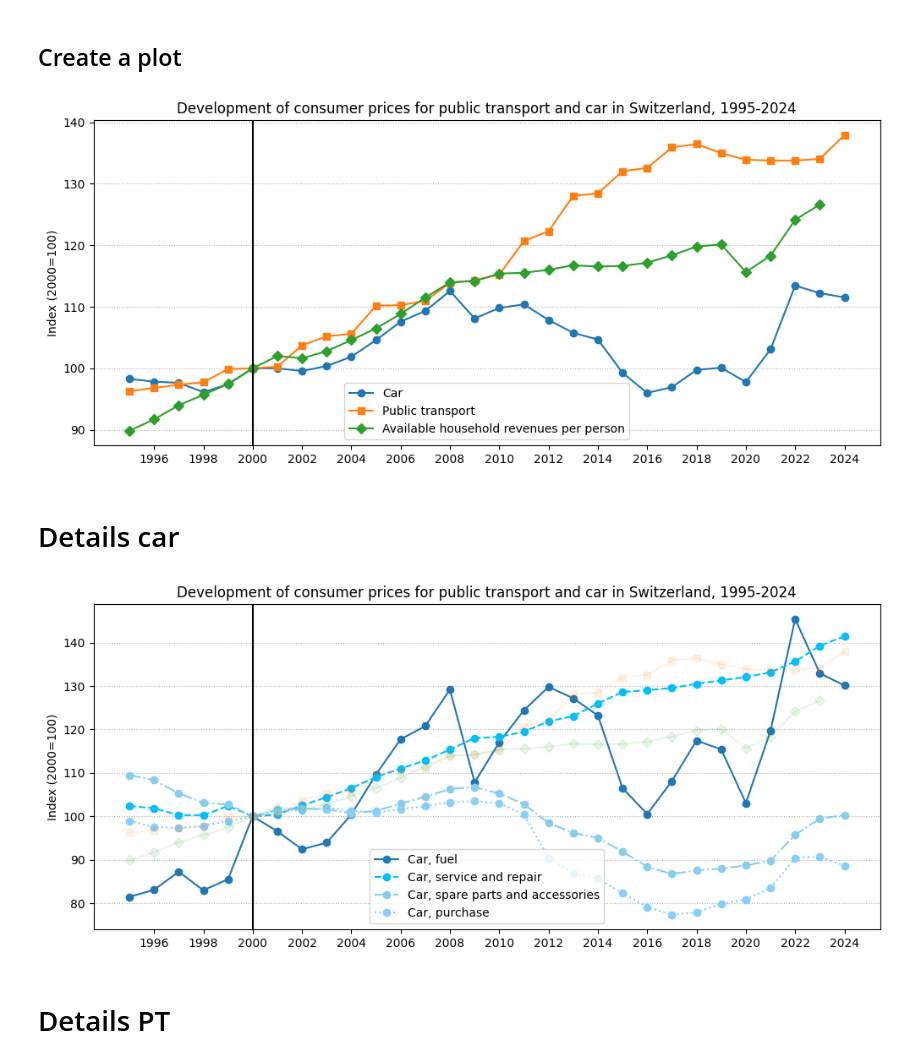
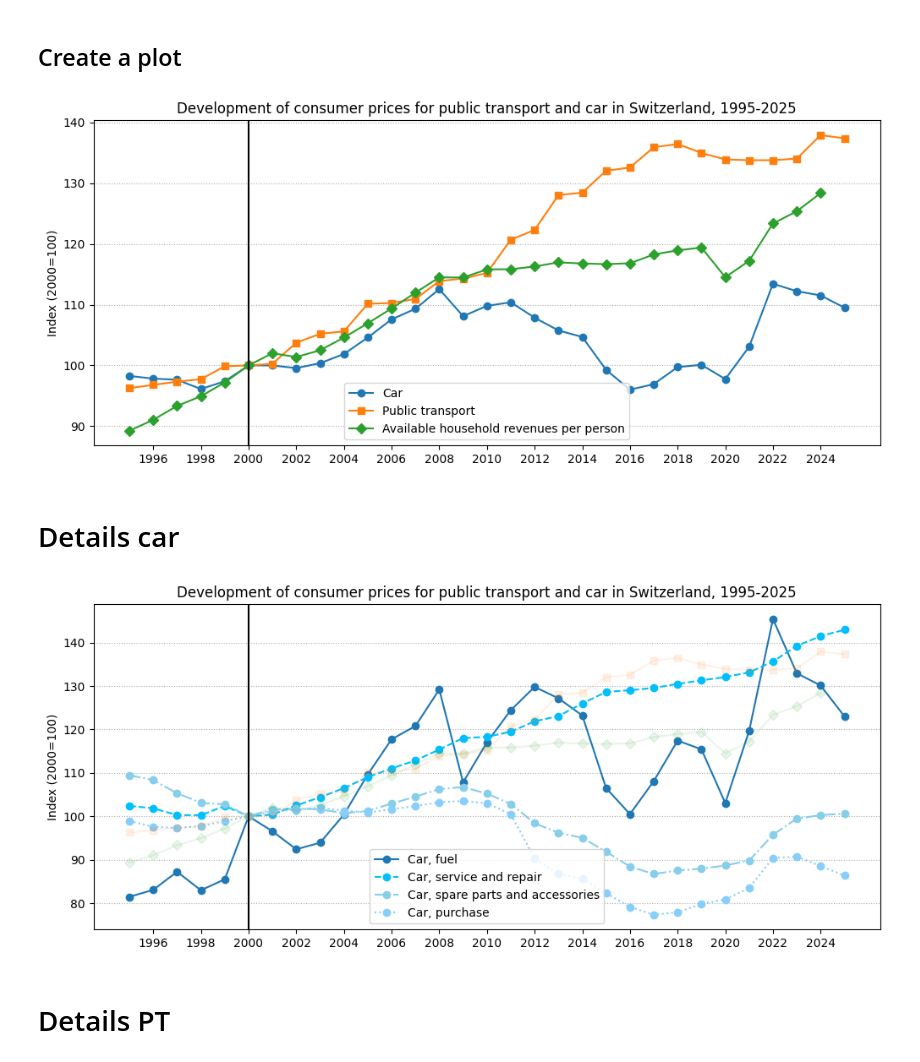
Before and after one commit to antonindanalet/mobility_costs, a Jupyter notebook: Car_and_PT_costs_for_households.ipynb, the cells around one changed output. Cells and saved outputs as stored; diff of their text form; code cells hidden in the pictures.

```diff
--- a/Car_and_PT_costs_for_households.ipynb
+++ b/Car_and_PT_costs_for_households.ipynb
@@ -14,8 +14,8 @@ import pandas as pd
 # %% [markdown]
 ### Transport costs
 # %%
-path_to_transport_costs_fso = "su-d-05.02.67.xlsx"
-columns_to_use = ['PosNo'] + [year for year in range(1995, 2025)]
+path_to_transport_costs_fso = "su-e-05.02.67.xlsx"
+columns_to_use = ['PosNo'] + [year for year in range(1995, 2026)]
 transport_costs = pd.read_excel(path_to_transport_costs_fso,
                                sheet_name="INDEX_y",
                                skiprows=3,
@@ -51,11 +51,11 @@ transport_costs_PT = transport_costs_PT / pt_value_2000 * 100
 # %% [markdown]
 ### Household revenue
 # %%
-path_to_household_revenue_fso = "je-f-04.02.02.01.xlsx"
-# columns_to_use = ['PosNo'] + [year for year in range(1995, 2025)]
+path_to_household_revenue_fso = "je-e-04.02.02.01.xlsx"
+# # columns_to_use = ['PosNo'] + [year for year in range(1995, 2025)]
 hh_revenue = pd.read_excel(path_to_household_revenue_fso,
                            sheet_name="S14",
-                           skiprows=2)
+                           skiprows=3)
 hh_revenue = hh_revenue.iloc[63, 6::2]
 hh_revenue.name = "revenue"
 # %%
@@ -104,21 +124,21 @@ plt.grid(axis="y", linestyle=':')
 
 # Add labels and legend
 plt.ylabel('Index (2000=100)')
-plt.xticks(range(1996, 2025, 2))
+plt.xticks(range(1996, 2026, 2))
 # plt.title('Development of consumer prices for public transport and car compared to household income in Switzerland')
-plt.title('Development of consumer prices for public transport and car in Switzerland, 1995-2024')
+plt.title('Development of consumer prices for public transport and car in Switzerland, 1995-2025')
 plt.legend(loc="lower center")
 
 # Display the plot
-plt.savefig("figure.png")
+plt.savefig("development_of_consumer_prices_PT_car_1995_2025.png")
 plt.show()
 # %% [output]
-[figure, old version]
+[figure, new version]
 # %% [markdown]
 # Details car
 # %%
-path_to_transport_costs_fso = "su-d-05.02.67.xlsx"
-columns_to_use = ['PosNo'] + [year for year in range(1995, 2025)]
+path_to_transport_costs_fso = "su-e-05.02.67.xlsx"
+columns_to_use = ['PosNo'] + [year for year in range(1995, 2026)]
 transport_costs = pd.read_excel(path_to_transport_costs_fso,
                                sheet_name="INDEX_y",
                                skiprows=3,
@@ -169,36 +189,36 @@ plt.plot(transport_costs_car.columns, transport_costs_car_buy.iloc[0], marker='o
          label='Car, purchase', color="lightskyblue", linestyle="dotted")
 
 # Plot the second dataframe
 plt.plot(transport_costs_PT.columns, transport_costs_PT.iloc[0],
          marker='s',
 #          label='Public transport',
          color="C1",
          alpha=0.1)
 
 plt.plot(hh_revenue["Jahr"], hh_revenue["hh_revenue_pro_person"],
          marker='D',
 #          label="Available household revenues per person",
          color="C2",
          alpha=0.1)
 
 # Plot a vertical line at year 2000
 plt.axvline(x=2000, color="black")
 
 # Plot light dotted horizontal lines
 plt.grid(axis="y", linestyle=':')
 
 # Add labels and legend
 plt.ylabel('Index (2000=100)')
-plt.xticks(range(1996, 2025, 2))
+plt.xticks(range(1996, 2026, 2))
 # plt.title('Development of consumer prices for public transport and car compared to household income in Switzerland')
-plt.title('Development of consumer prices for public transport and car in Switzerland, 1995-2024')
+plt.title('Development of consumer prices for public transport and car in Switzerland, 1995-2025')
 plt.legend(loc="lower center")
 
 # Display the plot
 plt.savefig("figure_detailed_car.png")
 plt.show()
 # %% [output]
-[figure, old version]
+[figure, new version]
 # %% [markdown]
 # Details PT
 # %%
```
Also changed, not shown: parts of 23 cells of this notebook, 1 other file.
